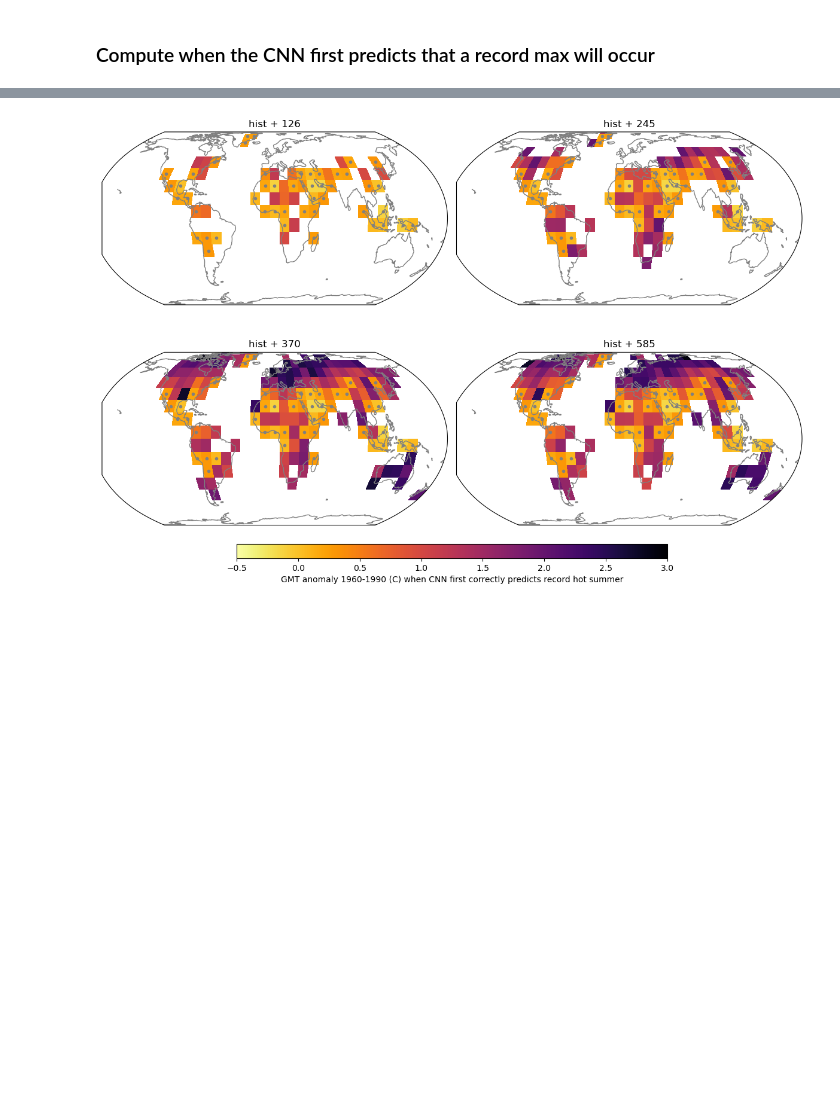
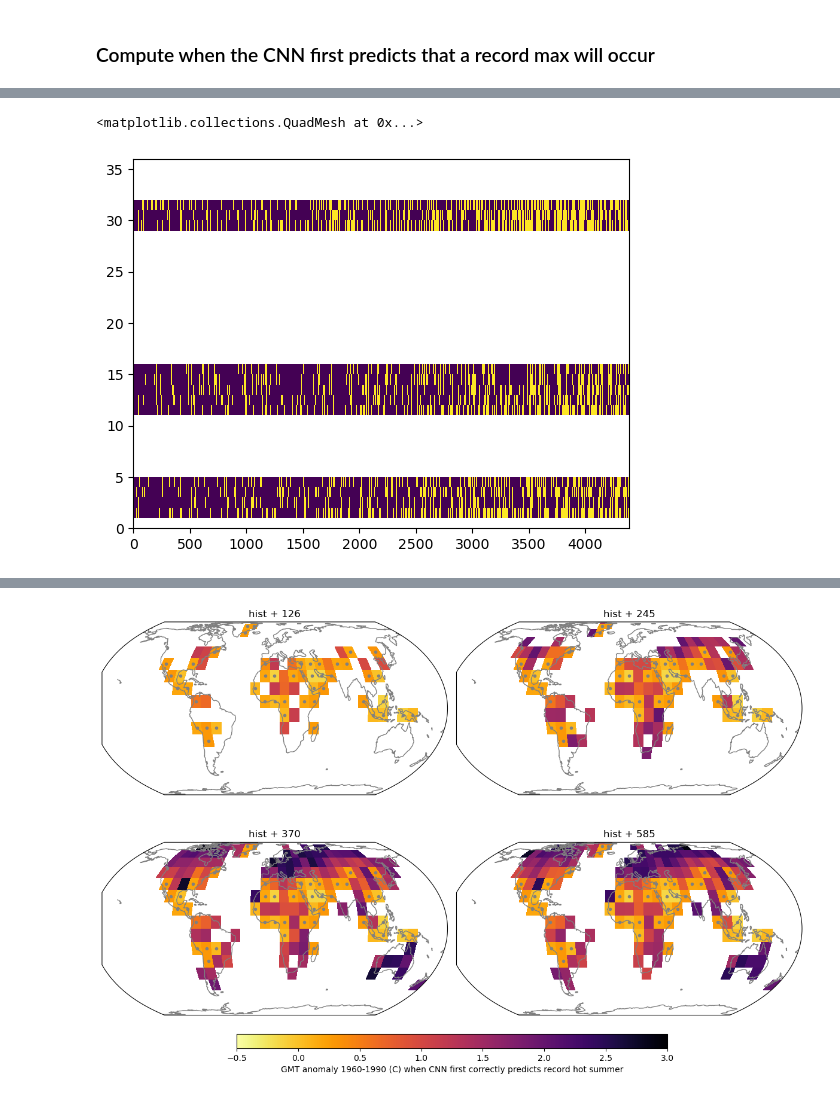
Before and after one commit to emily-gordy/predictability-emergence, a Jupyter notebook: FirstPredict.ipynb, the cells around one changed output, grey strips where cells are left out. Drawn from its saved outputs; the diff is of its cells as text; code cells hidden in the pictures; blank space fills up the shorter version.

```diff
--- a/FirstPredict.ipynb
+++ b/FirstPredict.ipynb
@@ -226,3 +247,12 @@ working on 585
+# %%
+filetrue = "predictions/"+modelfilefront+"avgtime_"+str(outputavgtime)+"_allssps_lat_"+str(-30)+"_truetesting.pkl"
+with open(filetrue,'rb') as f:
+    truths = pickle.load(f)
+# %%
+plt.pcolormesh(truths)
+# %% [output]
+<matplotlib.collections.QuadMesh at 0x...>
+[figure, added]
 # %%
 plt.figure(figsize=(12,5))
 
```
Also changed, not shown: parts of 16 cells of this notebook, 3 other files.
